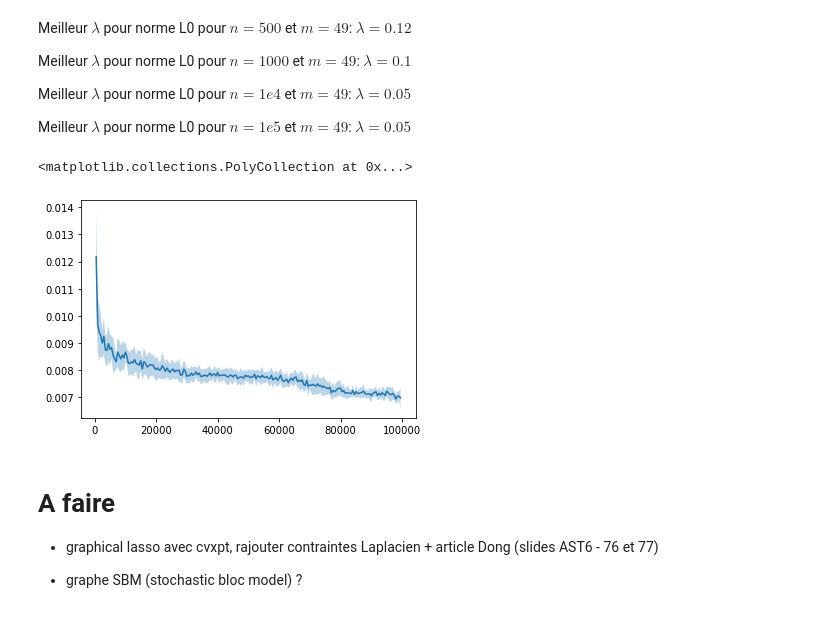
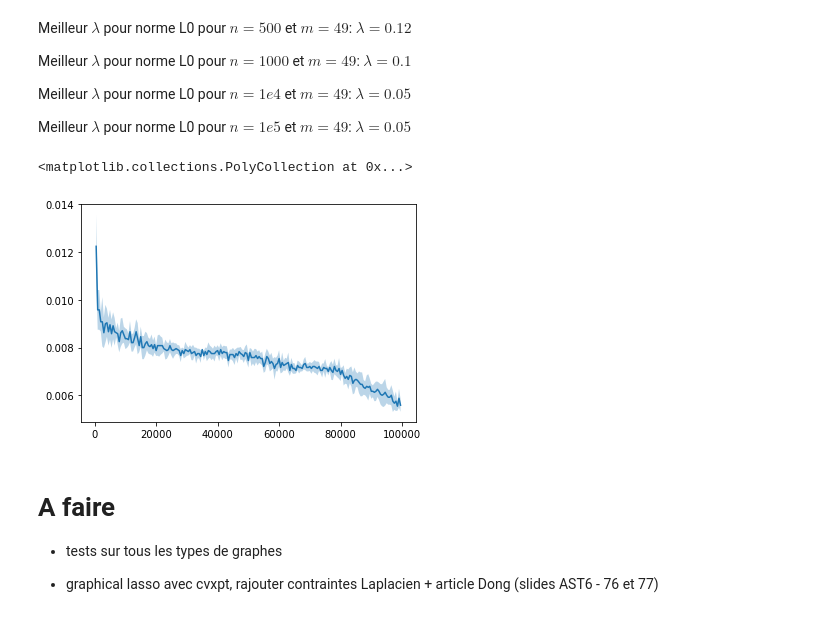
Before and after one commit to Guichaoua/AST_MVA2021, a Jupyter notebook: code/Projet - Graphical Lasso.ipynb, the cells around one changed output. Cells and saved outputs as stored; diff of their text form; code cells hidden in the pictures.

```diff
--- a/code/Projet - Graphical Lasso.ipynb
+++ b/code/Projet - Graphical Lasso.ipynb
@@ -359,36 +361,31 @@ Meilleur $\lambda$ pour norme L0 pour $n = 1e4$ et $m = 49$: $\lambda = 0.05$
 
 Meilleur $\lambda$ pour norme L0 pour $n = 1e5$ et $m = 49$: $\lambda = 0.05$
 # %%
-N =  list(range(500,1000000,500))
+N =  list(range(500,100000,500))
 L = list(np.linspace(0.12,0.03,500))
 score01 = []
 
 for i in range(len(N)):
     nrep = 10
     score = []
     for j in range(nrep):
         X = (sc.linalg.sqrtm(C0)@np.random.randn(m,N[i])).T
         C = X.T@X/N[i]
         C1,P1 = skc.graphical_lasso(C,L[i])
         TP, FP, TN, FN = confusion_result(P0,P1)
         score.append((TN+FN)/m**2)
     score01.append(score)
 
 M = np.mean(score01, axis=1)
 S = np.std(score01, axis=1)
 plt.plot(N,M)
 plt.fill_between(N,M-S, M+S ,alpha=0.3)
+# %% [output]
+<matplotlib.collections.PolyCollection at 0x...>
+[figure, added]
-# %%
-M = np.mean(score01, axis=1)
-S = np.std(score01, axis=1)
-plt.plot(N,M)
-plt.fill_between(N,M-S, M+S ,alpha=0.3)
-# %% [output]
-<matplotlib.collections.PolyCollection at 0x...>
-[figure, removed]
 # %% [markdown]
 # A faire
 
+* tests sur tous les types de graphes
+
 * graphical lasso avec cvxpt, rajouter contraintes Laplacien + article Dong (slides AST6 - 76 et 77)
-
-* graphe SBM (stochastic bloc model) ?
```
Also changed, not shown: parts of 17 cells of this notebook.
